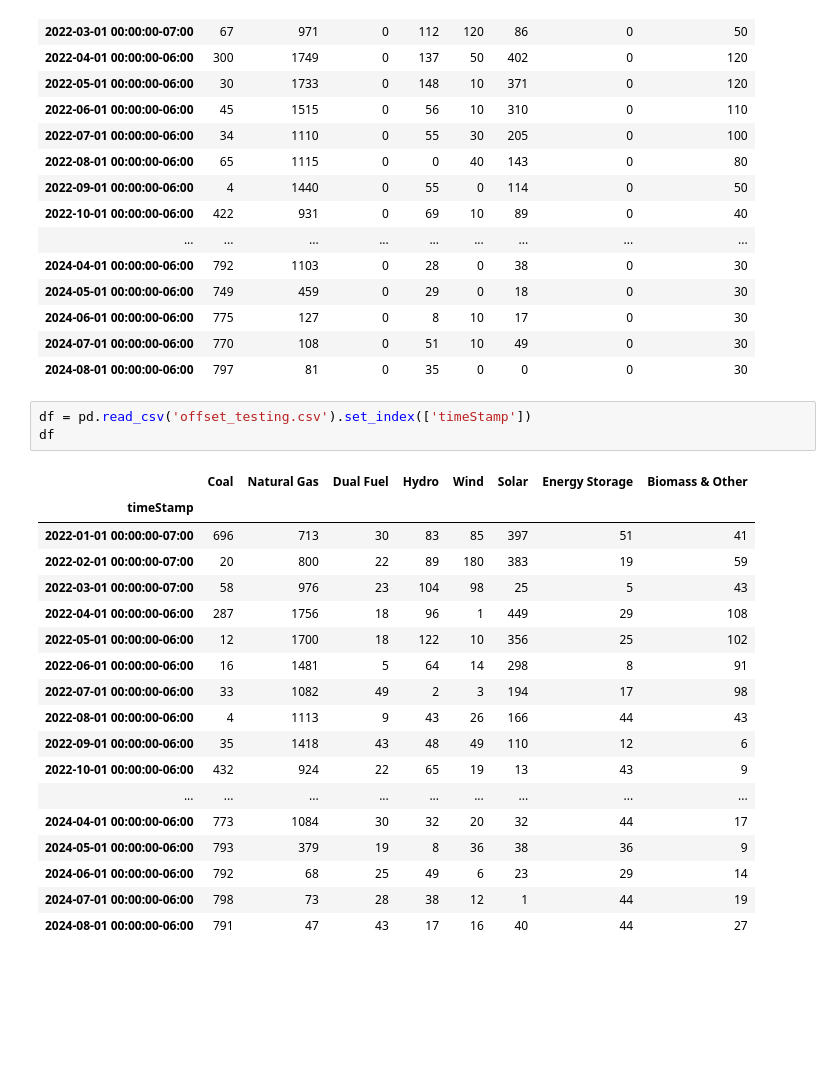
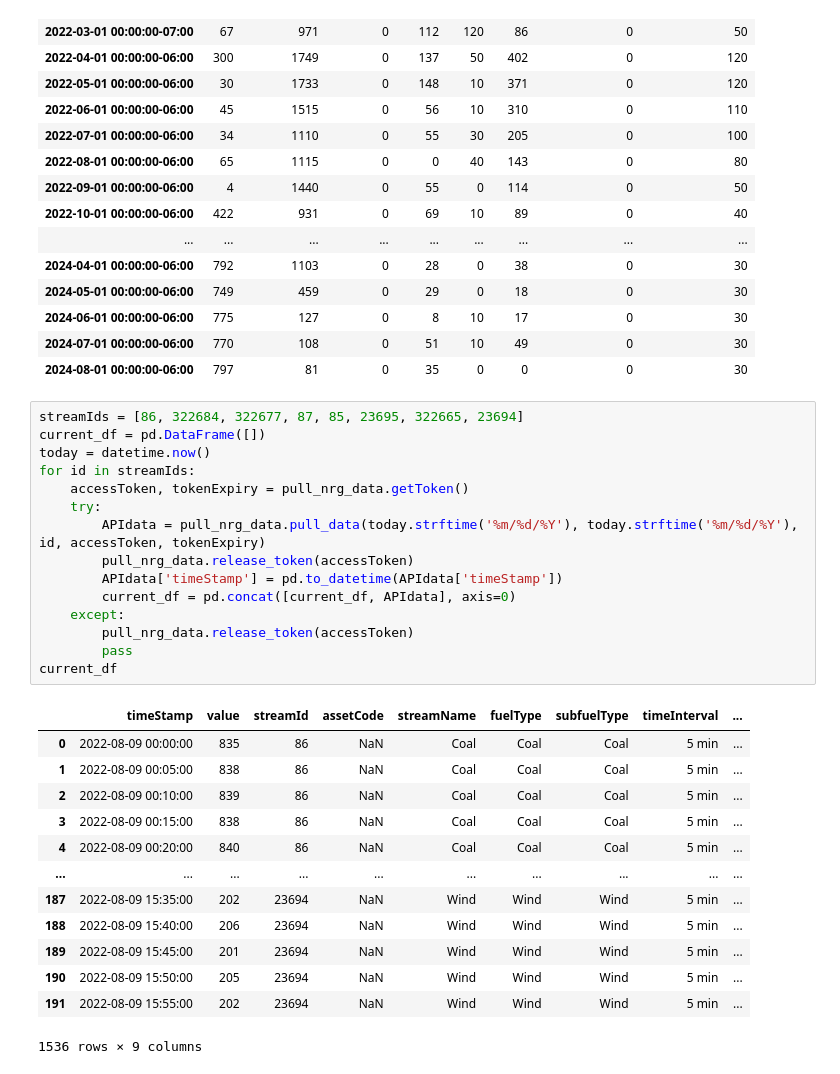
Before and after one commit to victus-ai-inc/power-trader, a Jupyter notebook: jupyter_testing.ipynb, the cells around one changed output. Drawn from its saved outputs; the diff is of its cells as text; blank space fills up the shorter version.

```diff
--- a/jupyter_testing.ipynb
+++ b/jupyter_testing.ipynb
@@ -208,25 +208,32 @@ old_outage_df
 | 2024-06-01 00:00:00-06:00 | 775 | 127 | 0 | 8 | 10 | 17 | 0 | 30 |
 | 2024-07-01 00:00:00-06:00 | 770 | 108 | 0 | 51 | 10 | 49 | 0 | 30 |
 | 2024-08-01 00:00:00-06:00 | 797 | 81 | 0 | 35 | 0 | 0 | 0 | 30 |
-# %%
-df = pd.read_csv('offset_testing.csv').set_index(['timeStamp'])
-df
-# %% [output]
-|  | Coal | Natural Gas | Dual Fuel | Hydro | Wind | Solar | Energy Storage | Biomass & Other |
-| timeStamp |  |  |  |  |  |  |  |  |
-| 2022-01-01 00:00:00-07:00 | 696 | 713 | 30 | 83 | 85 | 397 | 51 | 41 |
-| 2022-02-01 00:00:00-07:00 | 20 | 800 | 22 | 89 | 180 | 383 | 19 | 59 |
-| 2022-03-01 00:00:00-07:00 | 58 | 976 | 23 | 104 | 98 | 25 | 5 | 43 |
-| 2022-04-01 00:00:00-06:00 | 287 | 1756 | 18 | 96 | 1 | 449 | 29 | 108 |
-| 2022-05-01 00:00:00-06:00 | 12 | 1700 | 18 | 122 | 10 | 356 | 25 | 102 |
-| 2022-06-01 00:00:00-06:00 | 16 | 1481 | 5 | 64 | 14 | 298 | 8 | 91 |
-| 2022-07-01 00:00:00-06:00 | 33 | 1082 | 49 | 2 | 3 | 194 | 17 | 98 |
-| 2022-08-01 00:00:00-06:00 | 4 | 1113 | 9 | 43 | 26 | 166 | 44 | 43 |
-| 2022-09-01 00:00:00-06:00 | 35 | 1418 | 43 | 48 | 49 | 110 | 12 | 6 |
-| 2022-10-01 00:00:00-06:00 | 432 | 924 | 22 | 65 | 19 | 13 | 43 | 9 |
-| ... | ... | ... | ... | ... | ... | ... | ... | ... |
-| 2024-04-01 00:00:00-06:00 | 773 | 1084 | 30 | 32 | 20 | 32 | 44 | 17 |
-| 2024-05-01 00:00:00-06:00 | 793 | 379 | 19 | 8 | 36 | 38 | 36 | 9 |
-| 2024-06-01 00:00:00-06:00 | 792 | 68 | 25 | 49 | 6 | 23 | 29 | 14 |
-| 2024-07-01 00:00:00-06:00 | 798 | 73 | 28 | 38 | 12 | 1 | 44 | 19 |
-| 2024-08-01 00:00:00-06:00 | 791 | 47 | 43 | 17 | 16 | 40 | 44 | 27 |
+# %%
+streamIds = [86, 322684, 322677, 87, 85, 23695, 322665, 23694]
+current_df = pd.DataFrame([])
+today = datetime.now()
+for id in streamIds:
+    accessToken, tokenExpiry = pull_nrg_data.getToken()
+    try:
+        APIdata = pull_nrg_data.pull_data(today.strftime('%m/%d/%Y'), today.strftime('%m/%d/%Y'), id, accessToken, tokenExpiry)
+        pull_nrg_data.release_token(accessToken)
+        APIdata['timeStamp'] = pd.to_datetime(APIdata['timeStamp'])
+        current_df = pd.concat([current_df, APIdata], axis=0)
+    except:
+        pull_nrg_data.release_token(accessToken)
+        pass
+current_df
+# %% [output]
+|  | timeStamp | value | streamId | assetCode | streamName | fuelType | subfuelType | timeInterval | ... |
+| 0 | 2022-08-09 00:00:00 | 835 | 86 | NaN | Coal | Coal | Coal | 5 min | ... |
+| 1 | 2022-08-09 00:05:00 | 838 | 86 | NaN | Coal | Coal | Coal | 5 min | ... |
+| 2 | 2022-08-09 00:10:00 | 839 | 86 | NaN | Coal | Coal | Coal | 5 min | ... |
+| 3 | 2022-08-09 00:15:00 | 838 | 86 | NaN | Coal | Coal | Coal | 5 min | ... |
+| 4 | 2022-08-09 00:20:00 | 840 | 86 | NaN | Coal | Coal | Coal | 5 min | ... |
+| ... | ... | ... | ... | ... | ... | ... | ... | ... | ... |
+| 187 | 2022-08-09 15:35:00 | 202 | 23694 | NaN | Wind | Wind | Wind | 5 min | ... |
+| 188 | 2022-08-09 15:40:00 | 206 | 23694 | NaN | Wind | Wind | Wind | 5 min | ... |
+| 189 | 2022-08-09 15:45:00 | 201 | 23694 | NaN | Wind | Wind | Wind | 5 min | ... |
+| 190 | 2022-08-09 15:50:00 | 205 | 23694 | NaN | Wind | Wind | Wind | 5 min | ... |
+| 191 | 2022-08-09 15:55:00 | 202 | 23694 | NaN | Wind | Wind | Wind | 5 min | ... |
+1536 rows × 9 columns
```
Also changed, not shown: parts of 4 cells of this notebook, 1 other file.
